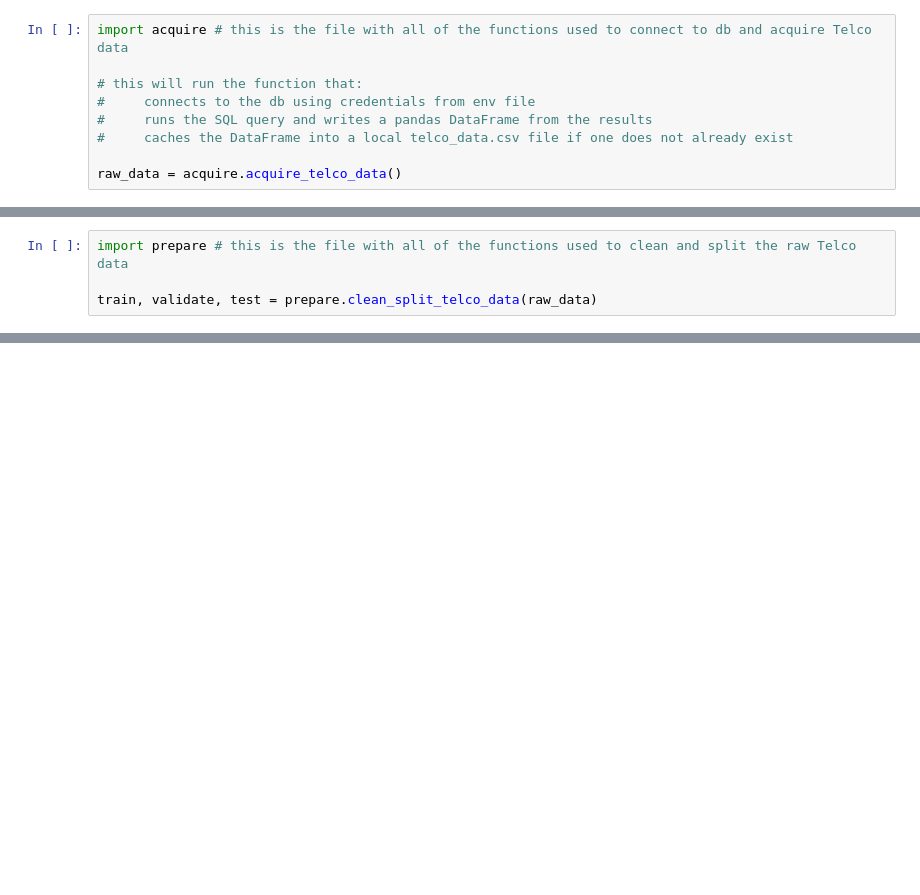
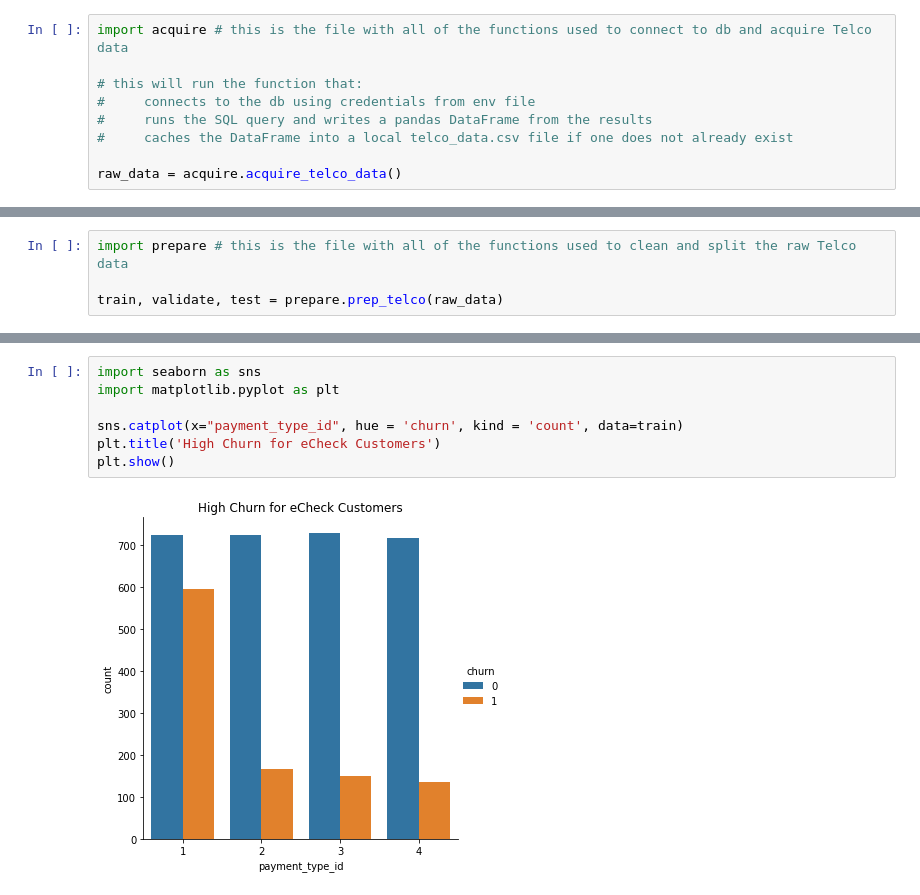
Before and after one commit to Jonessn22/telco_classification_project, a Jupyter notebook: telco_report.ipynb, the cells around one changed output, grey strips where cells are left out. Cells and saved outputs as stored; diff of their text form; blank space fills up the shorter version.

```diff
--- a/telco_report.ipynb
+++ b/telco_report.ipynb
@@ -78,4 +37,4 @@ To prepare the Telco data for exploration and modeling, I used the raw_telco dat
 # %%
 import prepare # this is the file with all of the functions used to clean and split the raw Telco data
 
-train, validate, test = prepare.clean_split_telco_data(raw_data)
+train, validate, test = prepare.prep_telco(raw_data)
@@ -89,0 +53,9 @@ Test: (1407, 41)
+# %%
+import seaborn as sns
+import matplotlib.pyplot as plt
+
+sns.catplot(x="payment_type_id", hue = 'churn', kind = 'count', data=train)
+plt.title('High Churn for eCheck Customers')
+plt.show()
+# %% [output]
+[figure, added]
```
Also changed, not shown: parts of 30 cells of this notebook, 5 other files.
